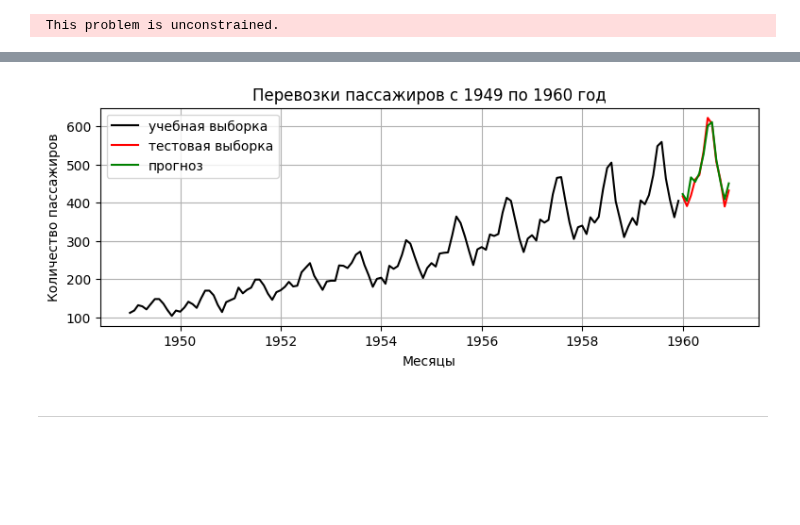
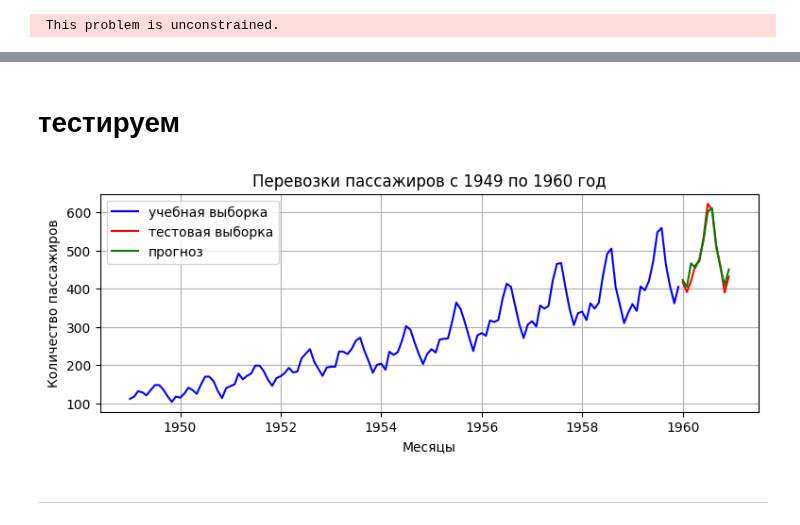
Before and after one commit to mechanoid5/ml_lectorium_2024_I, a Jupyter notebook: examples/22-time-series/01-arima-pass.ipynb, the cells around one changed output, grey strips where cells are left out. Saved outputs shown, nothing was run; the diff lists cells and outputs as text; code cells hidden in the pictures; blank space fills up the shorter version.

```diff
--- a/examples/22-time-series/01-arima-pass.ipynb
+++ b/examples/22-time-series/01-arima-pass.ipynb
@@ -147,0 +135,4 @@ plt.show()
+# %%
+from scipy.stats import boxcox
+
+df['bc'] = boxcox(df['#Passengers'])[0]
@@ -147,0 +158,2 @@ plt.show()
+# %%
+df['dif1'] = df['bc'].diff()
@@ -149,10 +182,10 @@ plt.show()
 # разобьём данные на обучающую и тестовую выборки
 
 # обучающая выборка будет включать данные до декабря 1959 года включительно
-train = df[:'1959-12']
+train = df[:'1959-12']['#Passengers']
 
 # тестовая выборка начнется с января 1960 года (по сути, один год)
-test = df['1960-01':]
+test = df['1960-01':]['#Passengers']
 # %%
 fig,ax = plt.subplots(figsize = (9,3))
 ax.plot(train, color = 'black',label='учебная выборка')
@@ -214,9 +247,9 @@ Covariance Type:                              opg
 
 Warnings:
 [1] Covariance matrix calculated using the outer product of gradients (complex-step).
+# %% [markdown]
+# тестируем
 # %%
-# тестовый прогнозный период начнется с конца обучающего периода
-# и закончится в конце тестового
 start,end  = len(train), len(train)+len(test)-1
-
-predictions = model.predict(start, end)
+predicticted = model.predict(start, end)
+predicticted = pd.DataFrame(predicticted,index=test.index,columns=['predicticted'])
@@ -225,14 +256,14 @@ predictions_ = pd.DataFrame(predictions,index=test.index,columns=['predictions']
 # %%
 fig,ax = plt.subplots(figsize = (9,3))
-ax.plot(train, color = 'black',label='учебная выборка')
+ax.plot(train, color = 'blue',label='учебная выборка')
 ax.plot(test, color = 'red',label='тестовая выборка')
-ax.plot(predictions_, color = 'green',  label='прогноз')
+ax.plot(predicticted, color = 'green',  label='прогноз')
 
 ax.set_xlabel('Месяцы', )
 ax.set_ylabel('Количество пассажиров',)
 ax.set_title('Перевозки пассажиров с 1949 по 1960 год', )
 ax.legend(title = '', loc = 'upper left', )
 ax.grid()
 # %% [output]
-[figure, old version]
+[figure, new version]
 # %%
```
Also changed, not shown: parts of 23 cells of this notebook, 2 other files.
